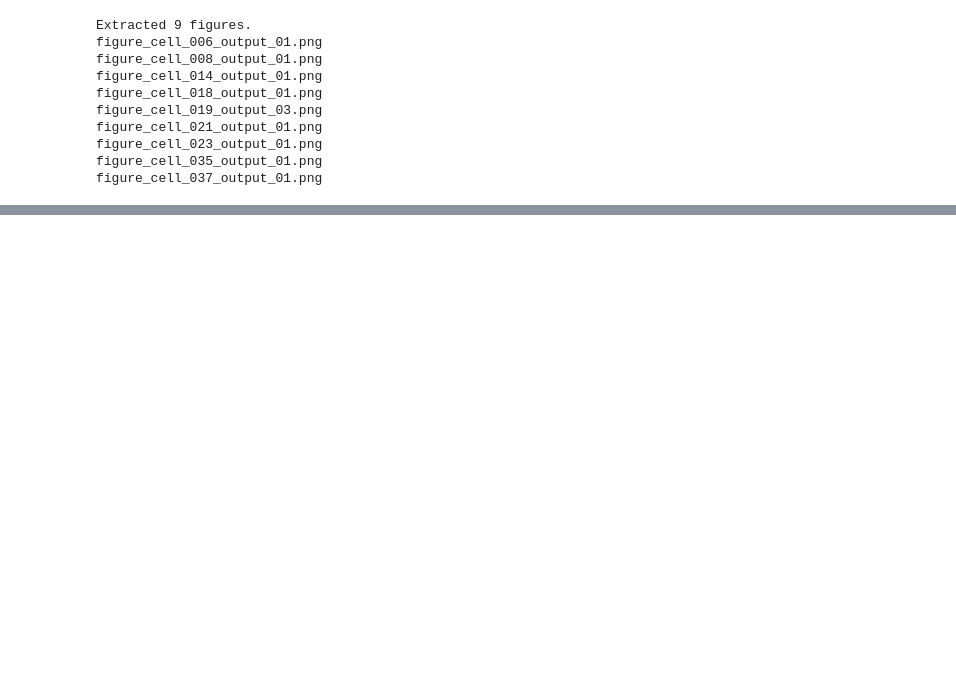
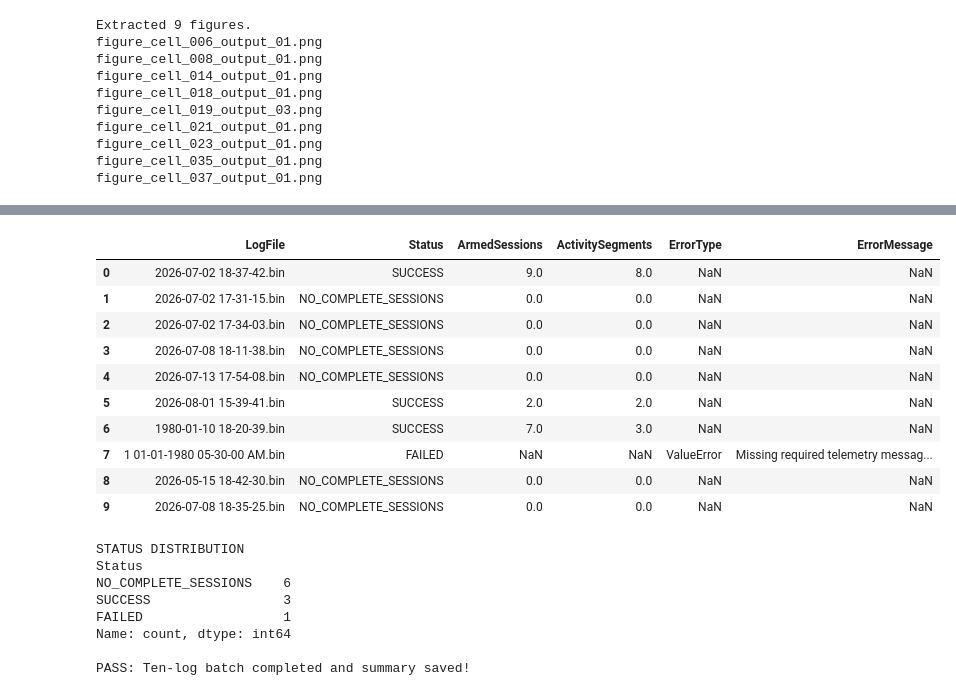
Before and after one commit to Deptator/uav-flight-log-research, a Jupyter notebook: notebooks/05-flight-session-analysis.ipynb, the cells around one changed output, grey strips where cells are left out. Drawn from its saved outputs; the diff is of its cells as text; code cells hidden in the pictures; blank space fills up the shorter version.

```diff
--- a/notebooks/05-flight-session-analysis.ipynb
+++ b/notebooks/05-flight-session-analysis.ipynb
@@ -2679,0 +3929,59 @@ figure_cell_037_output_01.png
+# %%
+# CONTROLLED BATCH VALIDATION — 10 FLIGHT LOGS
+
+import importlib
+from pathlib import Path
+
+import src.batch_processing as batch_processing
+importlib.reload(batch_processing)
+
+PROJECT_ROOT = Path.cwd()
+
+if PROJECT_ROOT.name.lower() == "notebooks":
+    PROJECT_ROOT = PROJECT_ROOT.parent
+
+selected_logs = [
+    "2026-07-02 18-37-42.bin",      # Established baseline
+    "2026-07-02 17-31-15.bin",      # No complete sessions
+    "2026-07-02 17-34-03.bin",      # No complete sessions
+    "2026-07-08 18-11-38.bin",
+    "2026-07-13 17-54-08.bin",
+    "2026-08-01 15-39-41.bin",
+    "1980-01-10 18-20-39.bin",
+    "1 01-01-1980 05-30-00 AM.bin",
+    "2026-05-15 18-42-30.bin",
+    "2026-07-08 18-35-25.bin"
+]
+
+batch_10 = batch_processing.process_flight_logs(
+    raw_dir=PROJECT_ROOT / "data" / "raw",
+    log_paths=selected_logs,
+    output_root=PROJECT_ROOT / "outputs" / "batches"
+)
+
+summary_10 = batch_10["Summary"]
+
+print("\nBATCH VALIDATION SUMMARY")
+print("-" * 55)
+
+display(
+    summary_10[
+        [
+            "LogFile",
+            "Status",
+            "ArmedSessions",
+            "ActivitySegments",
+            "ErrorType",
+            "ErrorMessage"
+        ]
+    ]
+)
+
+print("\nSTATUS DISTRIBUTION")
+print(summary_10["Status"].value_counts())
+
+assert len(summary_10) == 10
+assert batch_10["SummaryPath"].is_file()
+
+print("\nPASS: Ten-log batch completed and summary saved!")
+# %% [output]
@@ -2679,0 +4008,19 @@ figure_cell_037_output_01.png
+|  | LogFile | Status | ArmedSessions | ActivitySegments | ErrorType | ErrorMessage |
+| 0 | 2026-07-02 18-37-42.bin | SUCCESS | 9.0 | 8.0 | NaN | NaN |
+| 1 | 2026-07-02 17-31-15.bin | NO_COMPLETE_SESSIONS | 0.0 | 0.0 | NaN | NaN |
+| 2 | 2026-07-02 17-34-03.bin | NO_COMPLETE_SESSIONS | 0.0 | 0.0 | NaN | NaN |
+| 3 | 2026-07-08 18-11-38.bin | NO_COMPLETE_SESSIONS | 0.0 | 0.0 | NaN | NaN |
+| 4 | 2026-07-13 17-54-08.bin | NO_COMPLETE_SESSIONS | 0.0 | 0.0 | NaN | NaN |
+| 5 | 2026-08-01 15-39-41.bin | SUCCESS | 2.0 | 2.0 | NaN | NaN |
+| 6 | 1980-01-10 18-20-39.bin | SUCCESS | 7.0 | 3.0 | NaN | NaN |
+| 7 | 1 01-01-1980 05-30-00 AM.bin | FAILED | NaN | NaN | ValueError | Missing required telemetry messag... |
+| 8 | 2026-05-15 18-42-30.bin | NO_COMPLETE_SESSIONS | 0.0 | 0.0 | NaN | NaN |
+| 9 | 2026-07-08 18-35-25.bin | NO_COMPLETE_SESSIONS | 0.0 | 0.0 | NaN | NaN |
+STATUS DISTRIBUTION
+Status
+NO_COMPLETE_SESSIONS    6
+SUCCESS                 3
+FAILED                  1
+Name: count, dtype: int64
+
+PASS: Ten-log batch completed and summary saved!
```
Also changed, not shown: parts of 65 cells of this notebook, 17 other files.
